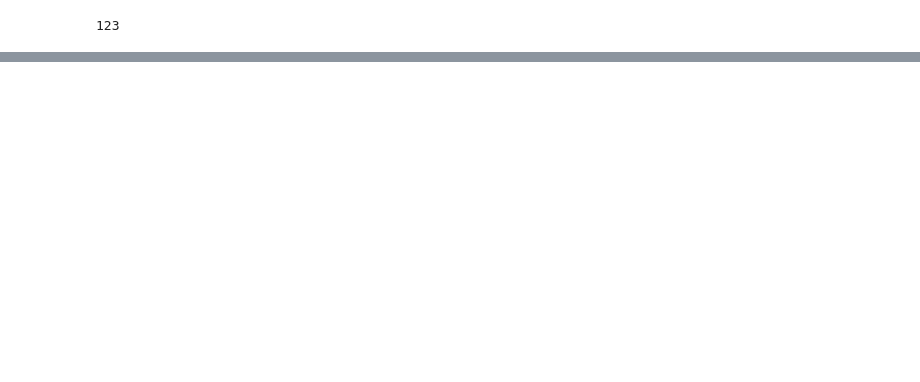
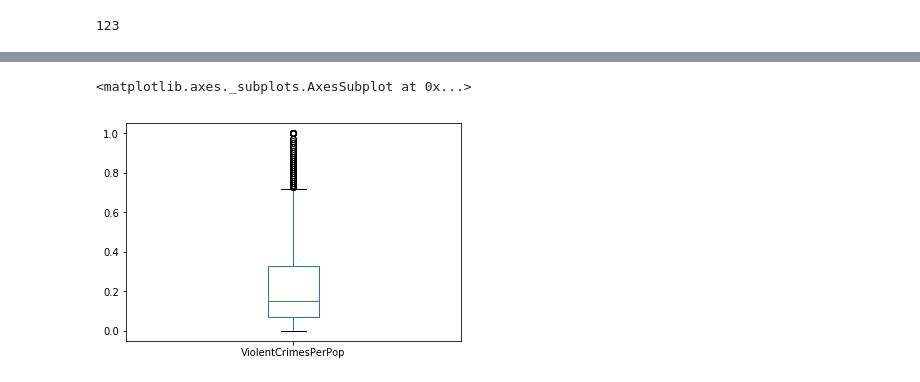
Before and after one commit to katdon/eksploracja-danych, a Jupyter notebook: communities/communities.ipynb, the cells around one changed output, grey strips where cells are left out. Cells and saved outputs as stored; diff of their text form; code cells hidden in the pictures; blank space fills up the shorter version.

```diff
--- a/communities/communities.ipynb
+++ b/communities/communities.ipynb
@@ -139,0 +153,5 @@ len(df.dropna()) # liczba wierszy niezawierajacych nieznanych wartości
+# %%
+df.ViolentCrimesPerPop.plot.box()
+# %% [output]
+<matplotlib.axes._subplots.AxesSubplot at 0x...>
+[figure, added]
```
Also changed, not shown: parts of 15 cells of this notebook.
